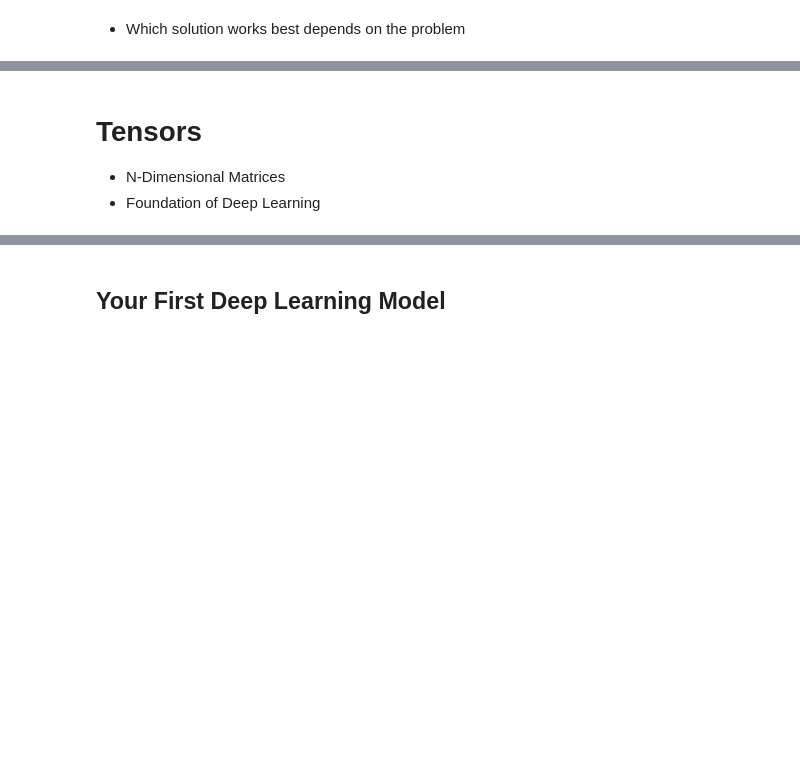
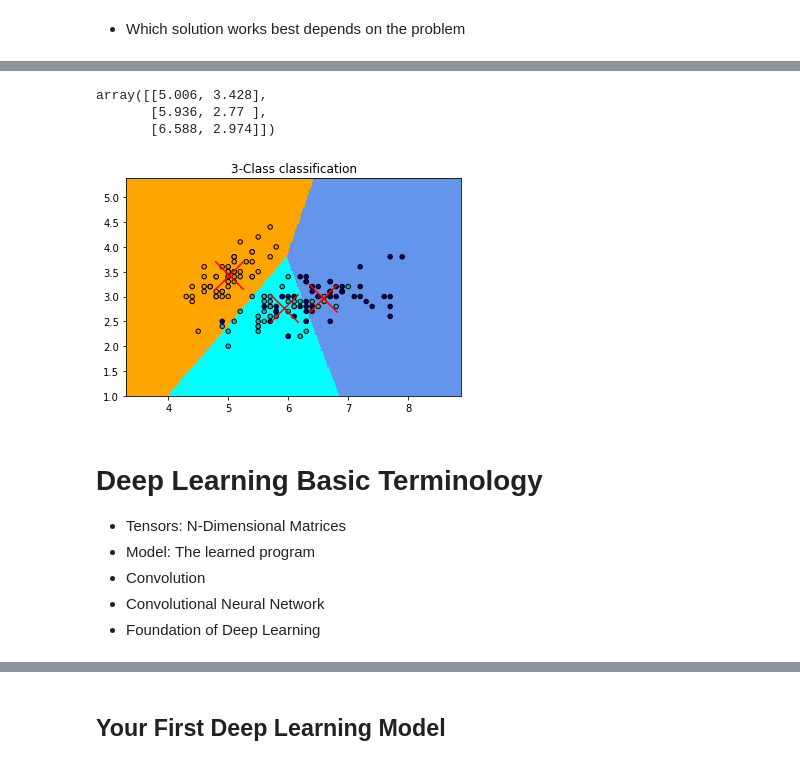
Before and after one commit to jonathanfrawley/data_analysis_and_machine_learning_course, a Jupyter notebook: slides/slides_03.ipynb, the cells around one changed output, grey strips where cells are left out. Saved outputs shown, nothing was run; the diff lists cells and outputs as text; code cells hidden in the pictures; blank space fills up the shorter version.

```diff
--- a/slides/slides_03.ipynb
+++ b/slides/slides_03.ipynb
@@ -184,4 +92,39 @@ plt.show()
+# %%
+# we create an instance of Neighbours Classifier and fit the data.
+clf = NearestCentroid(shrink_threshold=None)
+clf.fit(X, y)
+# Plot the decision boundary. For that, we will assign a color to each
+# point in the mesh [x_min, x_max]x[y_min, y_max].
+x_min, x_max = X[:, 0].min() - 1, X[:, 0].max() + 1
+y_min, y_max = X[:, 1].min() - 1, X[:, 1].max() + 1
+xx, yy = np.meshgrid(np.arange(x_min, x_max, h),
+                     np.arange(y_min, y_max, h))
+Z = clf.predict(np.c_[xx.ravel(), yy.ravel()])
+clf.centroids_
+# %% [output]
+array([[5.006, 3.428],
+       [5.936, 2.77 ],
+       [6.588, 2.974]])
+# %%
+Z = Z.reshape(xx.shape)
+plt.figure()
+plt.pcolormesh(xx, yy, Z, cmap=cmap_light)
+
+plt.scatter(X[:, 0], X[:, 1], c=y, cmap=cmap_bold,
+            edgecolor='k', s=20)
+plt.scatter(clf.centroids_[:, 0], clf.centroids_[:, 1],
+            c="red", edgecolor='black', marker='x', s=800)
+
+plt.title("3-Class classification")
+plt.axis('tight')
+
+plt.show()
+# %% [output]
+[figure, added]
 # %% [markdown]
-# Tensors
- - N-Dimensional Matrices
+# Deep Learning Basic Terminology
+ - Tensors: N-Dimensional Matrices
+ - Model: The learned program
+ - Convolution
+ - Convolutional Neural Network
  - Foundation of Deep Learning
```
Also changed, not shown: parts of 7 cells of this notebook.
